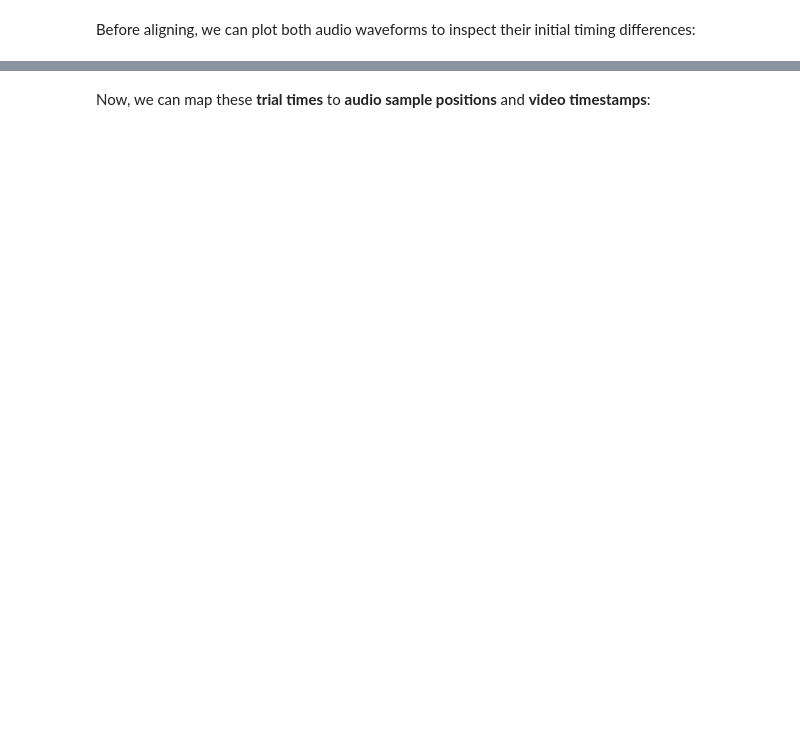
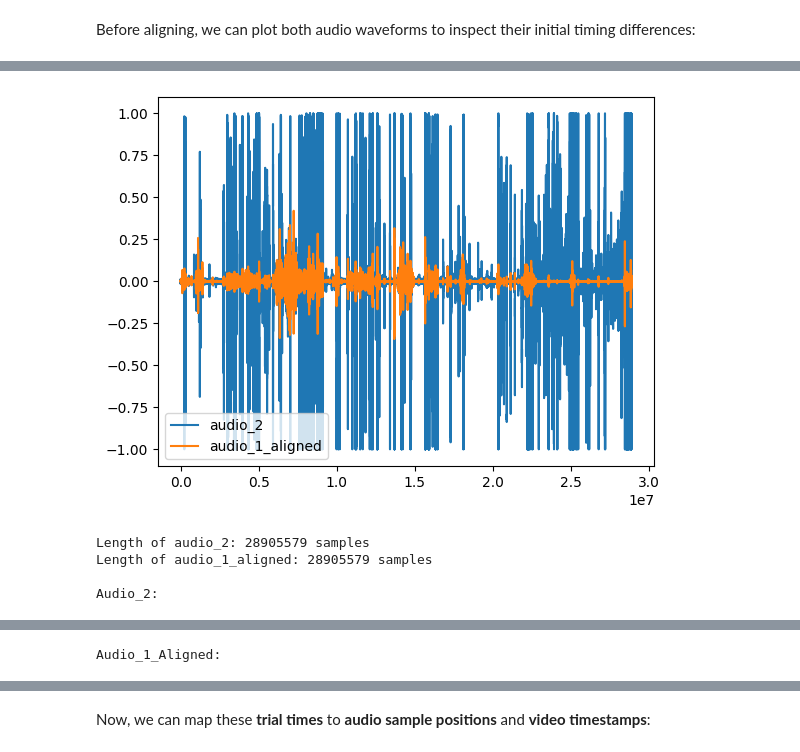
Before and after one commit to hamzanalbantoglu/flexible_audio_video_sync, a Jupyter notebook: synchronize_and_cut_script.ipynb, the cells around one changed output, grey strips where cells are left out. Saved outputs shown, nothing was run; the diff lists cells and outputs as text; code cells hidden in the pictures; blank space fills up the shorter version.

```diff
--- a/synchronize_and_cut_script.ipynb
+++ b/synchronize_and_cut_script.ipynb
@@ -363,0 +267,15 @@ trial_times_df.head(10)
+# %%
+# Aligning the audio_1_downsampled and audio_2:
+_, aligned_audio_1, shift_ms = shift_align(            # saving shift_ms here for later use
+    audio_a = audio_2,                                 # reference audio (will remain unchanged)
+    audio_b = audio_1_downsampled,
+    sr_a    = sr_2,
+    sr_b    = sr_1_downsampled,
+    align_how = "pad_and_crop_one_to_match_other",     # only modify the second audio (from the video)
+    max_shift_sec = 300
+)
+
+# Saving the audio_1_aligned after the synchronization:
+write(audio_1_aligned, sr_1_downsampled, aligned_audio_1)
+
+print(f"Mismatch between two audio track is \033[1m{shift_ms/1000} seconds\033[0m.")
@@ -363,0 +291,34 @@ trial_times_df.head(10)
+# %%
+plt.plot(audio_2, label='audio_2')
+plt.plot(aligned_audio_1, label='audio_1_aligned')
+plt.legend(loc='lower left')
+plt.show()
+
+# Printing the lengths of both audio arrays for verification:
+print(f"Length of audio_2: {len(audio_2)} samples")
+print(f"Length of audio_1_aligned: {len(aligned_audio_1)} samples\n")
+
+# Play back the two audio to further verify synchronization:
+print("\033[1mAudio_2:\033[0m")
+audio_2_html = HTML(f"""
+<audio controls>
+  <source src="outputs/audio_2.wav" type="audio/wav">
+Your browser does not support the audio element.
+</audio>
+""")
+display(audio_2_html)
+
+print("\033[1mAudio_1_Aligned:\033[0m")
+audio_1_aligned_html = HTML(f"""
+<audio controls>
+  <source src="outputs/audio_1_aligned.wav" type="audio/wav">
+Your browser does not support the audio element.
+</audio>
+""")
+display(audio_1_aligned_html)
+# %% [output]
+[figure, added]
+Length of audio_2: 28905579 samples
+Length of audio_1_aligned: 28905579 samples
+
+Audio_2:
@@ -363,0 +326 @@ trial_times_df.head(10)
+Audio_1_Aligned:
```
Also changed, not shown: parts of 76 cells of this notebook, 9 other files.
